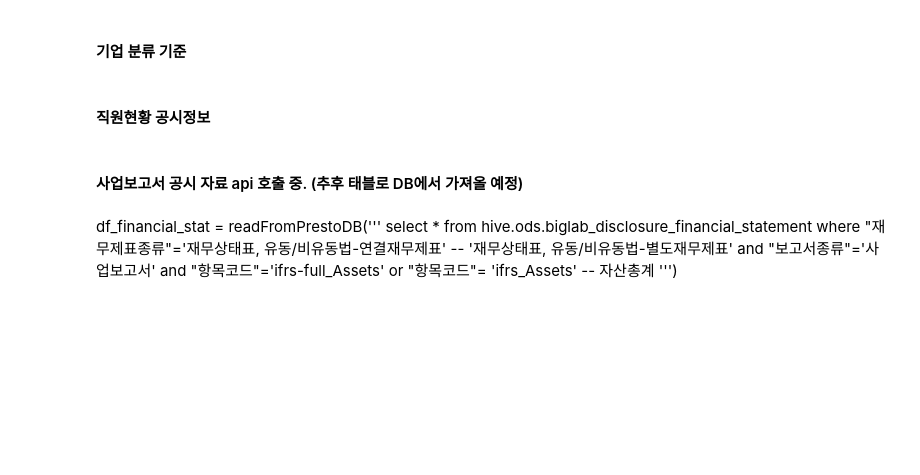
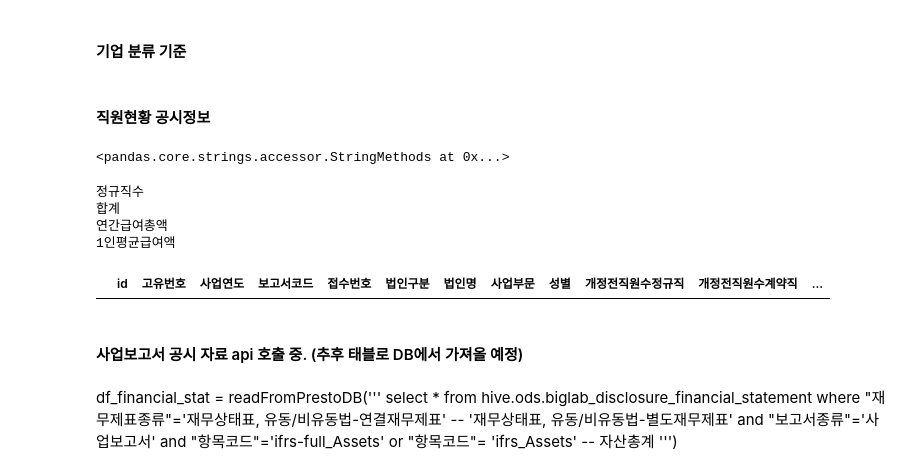
Before and after one commit to reejungkim/OpenAPI_Ministry_of_land, a Jupyter notebook: dart_analysis.ipynb, the cells around one changed output. Drawn from its saved outputs; the diff is of its cells as text; code cells hidden in the pictures; blank space fills up the shorter version.

```diff
--- a/dart_analysis.ipynb
+++ b/dart_analysis.ipynb
@@ -228,13 +230,26 @@ df_industry_categorization = df_industry_categorization[['산업대분류', 'ran
 #df_industry_categorization  = df_industry_categorization.CODE.astype(str).str.zfill(2)
 # %% [markdown]
 #### 직원현황 공시정보
+# %%
+df_employee.정규직수.str
+# %% [output]
+<pandas.core.strings.accessor.StringMethods at 0x...>
 # %%
 df_employee = readFromPrestoDB('''
 select * from  hive.ods.biglab_disclosure_business_report_employee_summary
 where "보고서코드" ='11011'
 ''')
 cols = ['정규직수', '합계', '연간급여총액', '1인평균급여액']
-df_employee[cols] = df_employee[cols].apply(pd.to_numeric, errors='coerce')
+for col in cols:
+    df_employee[col] = np.where(df_employee[col]=='-', 0, df_employee[col])
+    df_employee[col] = pd.to_numeric(df_employee[col], errors='coerce')
+df_employee.dropna()   #데이터 중 숫자가 아닌데 숫자로 들어간 데이터는 제외한다. 예시: 연간급여총액=="####################"으로 되어있는경우 위의 to_numeric coerce로 nan값을 주게 되고 이를 레코드에서 드랍 시킨다.
+# %% [output]
+정규직수
+합계
+연간급여총액
+1인평균급여액
+|  | id | 고유번호 | 사업연도 | 보고서코드 | 접수번호 | 법인구분 | 법인명 | 사업부문 | 성별 | 개정전직원수정규직 | 개정전직원수계약직 | ... |
 # %% [markdown]
 #### 사업보고서 공시 자료 api 호출 중. (추후 태블로 DB에서 가져올 예정)
 # %% [markdown]
```
Also changed, not shown: parts of 28 cells of this notebook, 4 other files.
